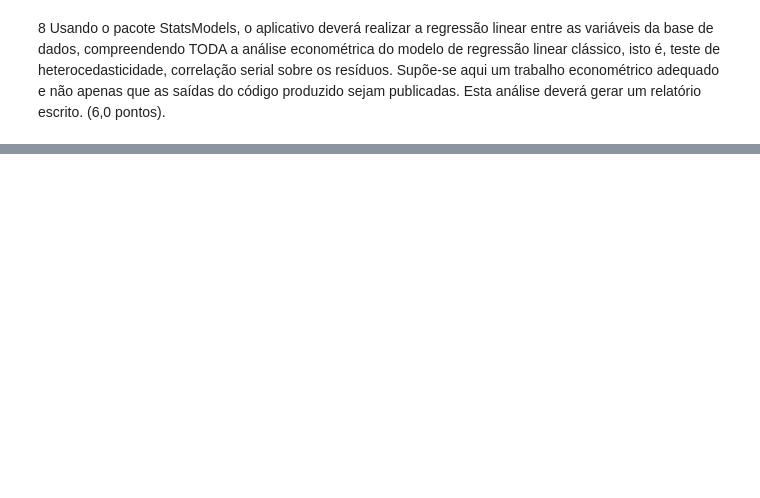
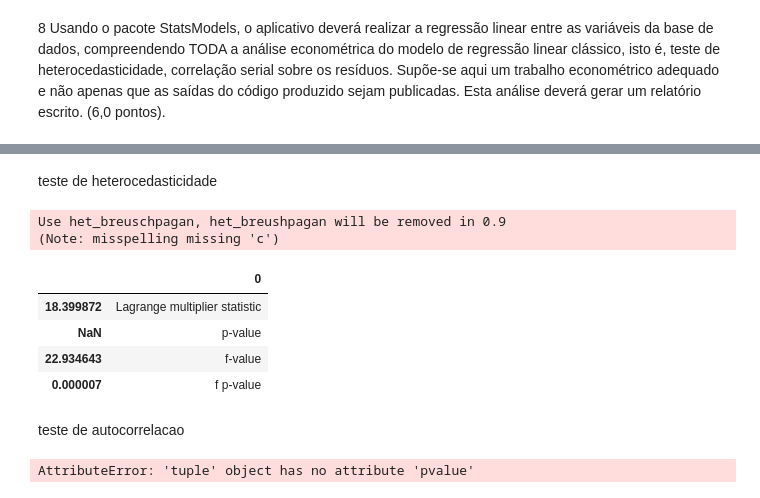
Before and after one commit to Corralo/Grupo-13---ECO-2018-A, a Jupyter notebook: Trabalho.ipynb, the cells around one changed output, grey strips where cells are left out. Cells and saved outputs as stored; diff of their text form; code cells hidden in the pictures; blank space fills up the shorter version.

```diff
--- a/Trabalho.ipynb
+++ b/Trabalho.ipynb
@@ -157,0 +202,3 @@ NameError: name 'het_white' is not defined
+# %%
+results = smf.OLS(a,b).fit()
+print(results.summary())
@@ -157,0 +223,26 @@ NameError: name 'het_white' is not defined
+# %% [markdown]
+teste de heterocedasticidade
+# %%
+import statsmodels
+import pandas as pd
+
+name = ['Lagrange multiplier statistic', 'p-value',
+        'f-value', 'f p-value']
+bp = statsmodels.stats.diagnostic.het_breushpagan(results.resid, results.model.exog)
+bp
+pd.DataFrame(name,bp)
+# %% [output]
+Use het_breuschpagan, het_breushpagan will be removed in 0.9
+(Note: misspelling missing 'c')
+|  | 0 |
+| 18.399872 | Lagrange multiplier statistic |
+| NaN | p-value |
+| 22.934643 | f-value |
+| 0.000007 | f p-value |
+# %% [markdown]
+teste de autocorrelacao
+# %%
+test = statsmodels.stats.diagnostic.acorr_ljungbox(results.resid).pvalue
+print(test)
+# %% [output]
+AttributeError: 'tuple' object has no attribute 'pvalue'
```
Also changed, not shown: parts of 14 cells of this notebook.
